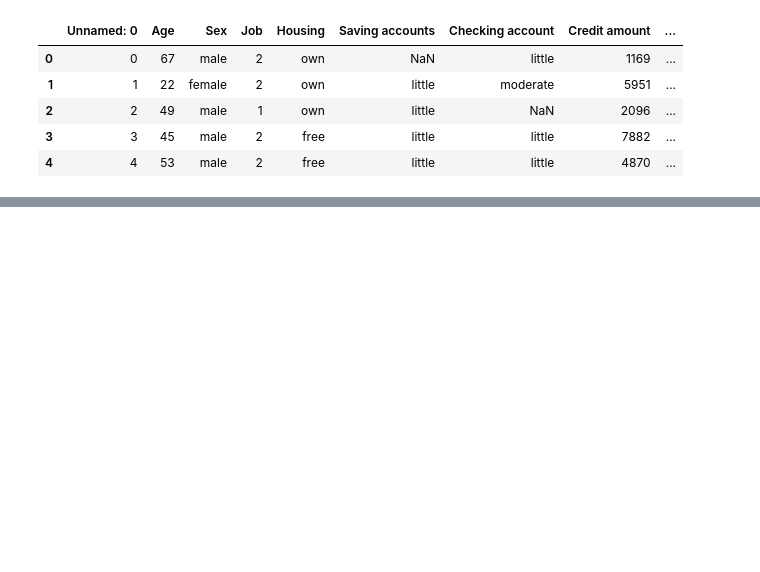
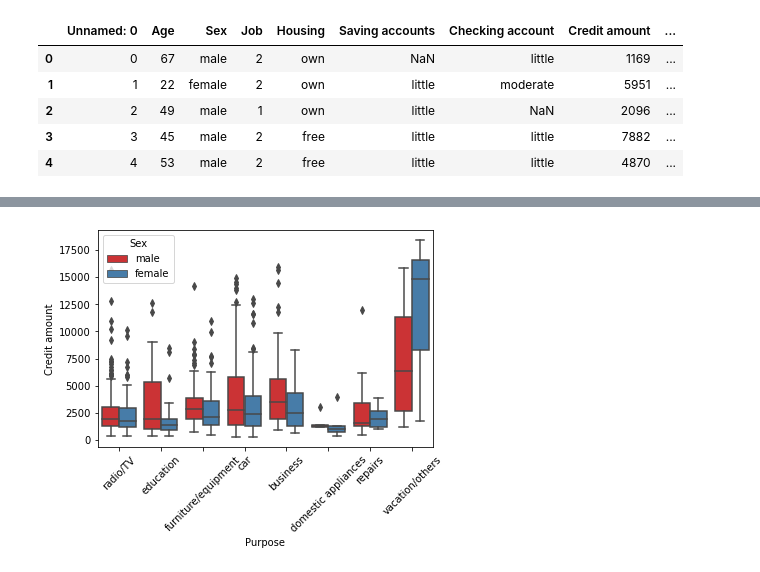
Before and after one commit to acubillosde/Banco, a Jupyter notebook: Bank_classification.ipynb, the cells around one changed output, grey strips where cells are left out. Saved outputs shown, nothing was run; the diff lists cells and outputs as text; code cells hidden in the pictures; blank space fills up the shorter version.

```diff
--- a/Bank_classification.ipynb
+++ b/Bank_classification.ipynb
@@ -16,0 +55,7 @@ df.head()
+# %%
+cat = [c for c in df]
+nulos = []
+for i in cat:
+    null_i = df[i].isna().sum()
+    nulos.append(null_i)
+dict(zip(cat, nulos))
@@ -16,0 +76,4 @@ df.head()
+# %%
+type_account = ['Saving accounts', 'Checking account']
+for i in type_account:
+    df[i].fillna('without account', inplace= True)
@@ -16,0 +89,6 @@ df.head()
+# %%
+cred_amount = sns.boxplot(x = df['Purpose'], y = df['Credit amount'], hue = df['Sex'], palette= 'Set1')
+cred_amount.set_xticklabels(cred_amount.get_xticklabels(), rotation=45)
+None
+# %% [output]
+[figure, added]
```
Also changed, not shown: parts of 12 cells of this notebook, 3 other files.
